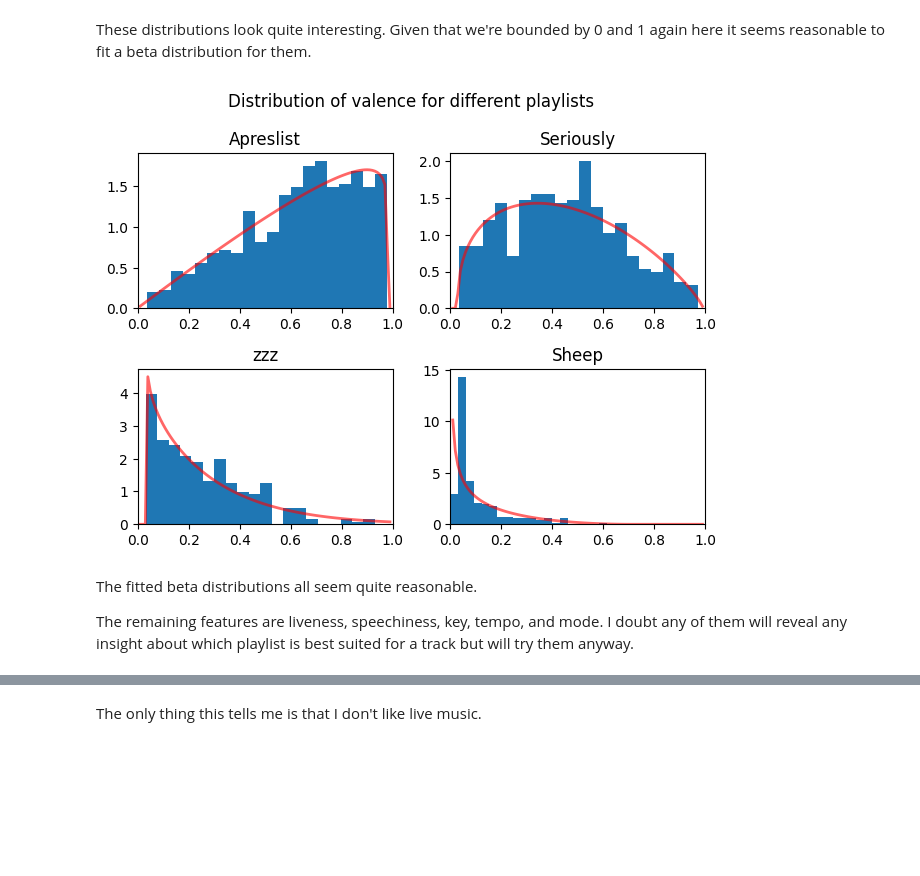
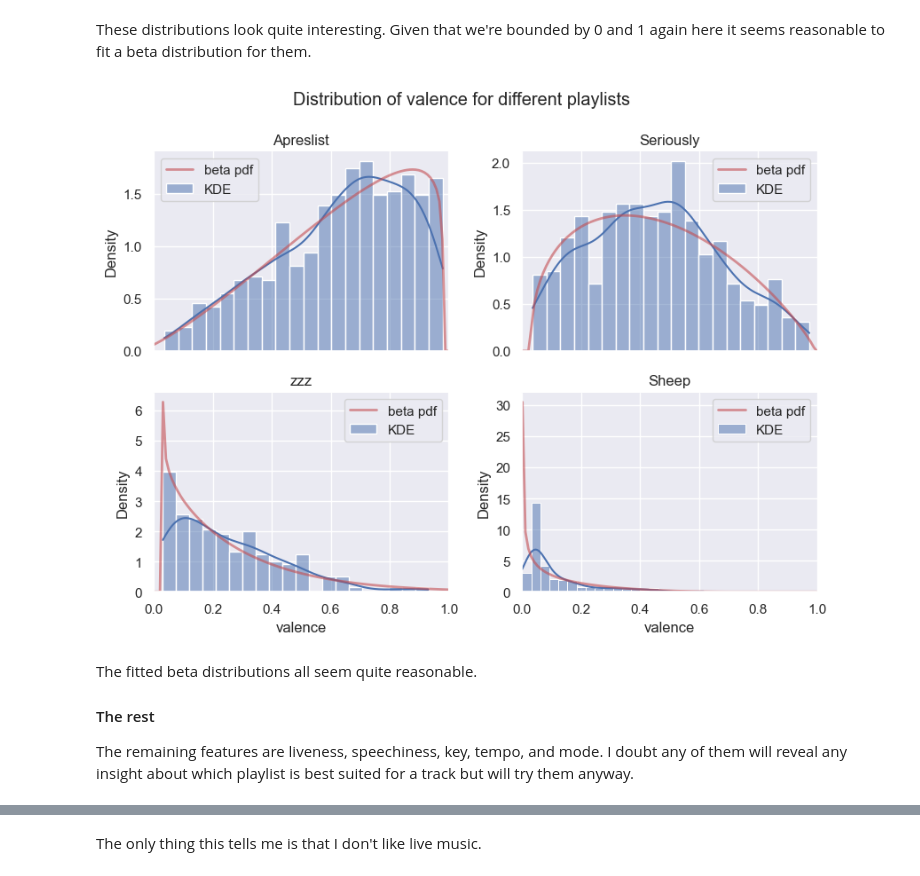
Before and after one commit to dbatten5/spauditify, a Jupyter notebook: poc.ipynb, the cells around one changed output, grey strips where cells are left out. Saved outputs shown, nothing was run; the diff lists cells and outputs as text; code cells hidden in the pictures; blank space fills up the shorter version.

```diff
--- a/poc.ipynb
+++ b/poc.ipynb
@@ -147,0 +131,9 @@ plt.show()
+# %%
+g = sns.FacetGrid(all_df, col="playlist", col_wrap=2, sharey=False, aspect=1.4)
+g.map_dataframe(sns.histplot, x="energy", bins=20, kde=True, stat="density", label="KDE")
+g.set_titles(col_template="{col_name}")
+for col_val, ax in g.axes_dict.items():
+    ax.axvline(all_df[all_df["playlist"] == col_val]["energy"].mean(), ls="--", c="r", label="mean")
+    ax.legend()
+g.fig.suptitle("Distribution of energy for different playlists", y=1.05)
+plt.show()
@@ -364,0 +299,10 @@ plot_feature("danceability")
+# %%
+g = sns.FacetGrid(all_df, col="playlist", col_wrap=2, sharey=False, aspect=1.4)
+g.map_dataframe(sns.histplot, x="danceability", bins=20, kde=True, stat="density", label="KDE")
+g.set_titles(col_template="{col_name}")
+for col_val, ax in g.axes_dict.items():
+    mean = all_df[all_df["playlist"] == col_val]["danceability"].mean()
+    ax.axvline(mean, ls="--", c="r", label="mean")
+    ax.legend()
+g.fig.suptitle("Distribution of danceability for different playlists", y=1.05)
+plt.show()
@@ -364,0 +311,4 @@ plot_feature("danceability")
+# %%
+g = sns.displot(data=all_df, x="danceability", hue="playlist", kind="kde")
+g.set(title="KDE for danceability across different playlists")
+plt.show()
@@ -395,0 +319,19 @@ db_1, db_2, db_3, db_4 = fit_and_plot_beta("danceability")
+# %%
+def fit_and_plot_beta(feature: str, nbins: int = 20) -> list:
+    dists = []
+    g = sns.FacetGrid(all_df, col="playlist", col_wrap=2, sharey=False, aspect=1.4, legend_out=False)
+    g.map_dataframe(sns.histplot, x=feature, bins=nbins, kde=True, stat="density", label="KDE")
+    g.set_titles(col_template="{col_name}")
+    for col_val, ax in g.axes_dict.items():
+        cur_feat = all_df[all_df["playlist"] == col_val][feature]
+        dist = fit_beta(cur_feat)
+        dists.append(dist)
+        x = np.linspace(0.001, 0.999, 100)
+        ax.plot(x, dist.pdf(x), "r-", lw=2, alpha=0.6, label="beta pdf")
+        ax.set_xlim([0, 1])
+        ax.legend()
+    g.fig.suptitle(f"Distribution of {feature} for different playlists", y=1.05)
+    plt.show()
+    return dists
+
+db = fit_and_plot_beta("danceability")
@@ -478,7 +450,7 @@ plot_feature("valence")
 # %% [markdown]
 These distributions look quite interesting. Given that we're bounded by 0 and 1 again here it seems reasonable to fit a beta distribution for them.
 # %%
-vb_1, vb_2, vb_3, vb_4 = fit_and_plot_beta("valence")
+vb = fit_and_plot_beta("valence")
 # %% [output]
-[figure, old version]
+[figure, new version]
 # %%
@@ -489,6 +461,8 @@ with open("models/model_matrix.pkl","wb") as f:
 # %% [markdown]
 The fitted beta distributions all seem quite reasonable.
 
+#### The rest
+
 The remaining features are liveness, speechiness, key, tempo, and mode. I doubt any of them will reveal any insight about which playlist is best suited for a track but will try them anyway.
 # %%
 plot_feature("liveness")
```
Also changed, not shown: parts of 56 cells of this notebook, 1 other file.
